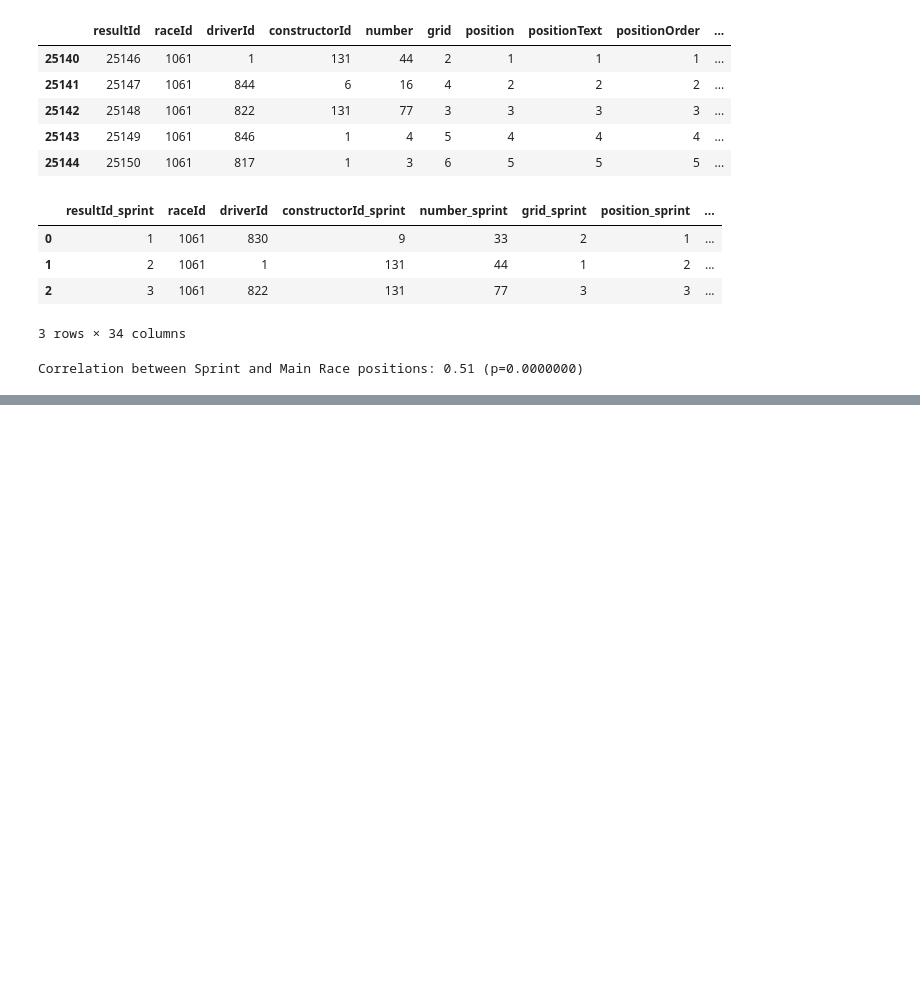
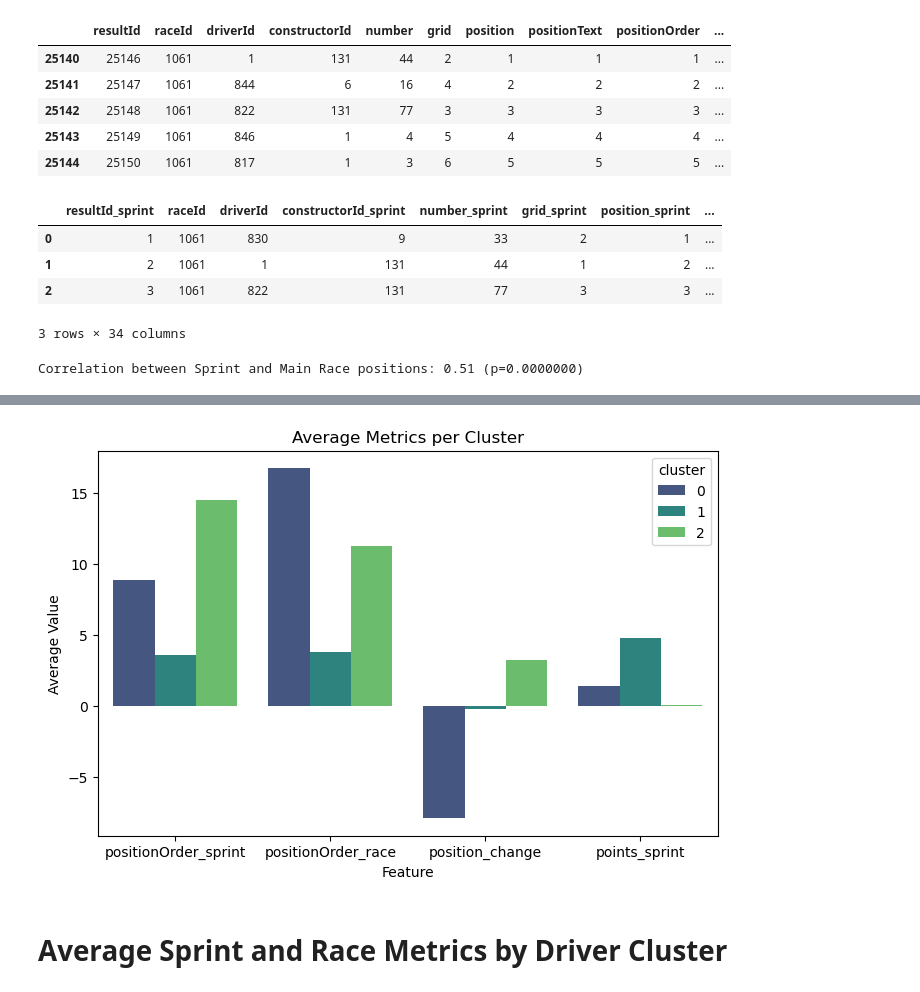
Before and after one commit to mahaejaz2699/Dissertation, a Jupyter notebook: data.ipynb, the cells around one changed output, grey strips where cells are left out. Drawn from its saved outputs; the diff is of its cells as text; code cells hidden in the pictures; blank space fills up the shorter version.

```diff
--- a/data.ipynb
+++ b/data.ipynb
@@ -1529,0 +1579,7 @@ plt.show()
+# %%
+kmeans = KMeans(n_clusters=3, random_state=42)
+merged['cluster'] = kmeans.fit_predict(X_scaled)
+# %%
+# Compute mean sprint and race stats per cluster
+cluster_summary = merged.groupby('cluster')[['positionOrder_sprint', 'positionOrder_race', 'position_change', 'points_sprint']].mean().round(2)
+print(cluster_summary)
@@ -1529,0 +1598,15 @@ plt.show()
+# %%
+import seaborn as sns
+import matplotlib.pyplot as plt
+
+plt.figure(figsize=(8,5))
+sns.barplot(data=cluster_summary.reset_index().melt(id_vars='cluster'),
+            x='variable', y='value', hue='cluster', palette='viridis')
+plt.title('Average Metrics per Cluster')
+plt.xlabel('Feature')
+plt.ylabel('Average Value')
+plt.show()
+# %% [output]
+[figure, added]
+# %% [markdown]
+# Average Sprint and Race Metrics by Driver Cluster
```
Also changed, not shown: parts of 97 cells of this notebook.
